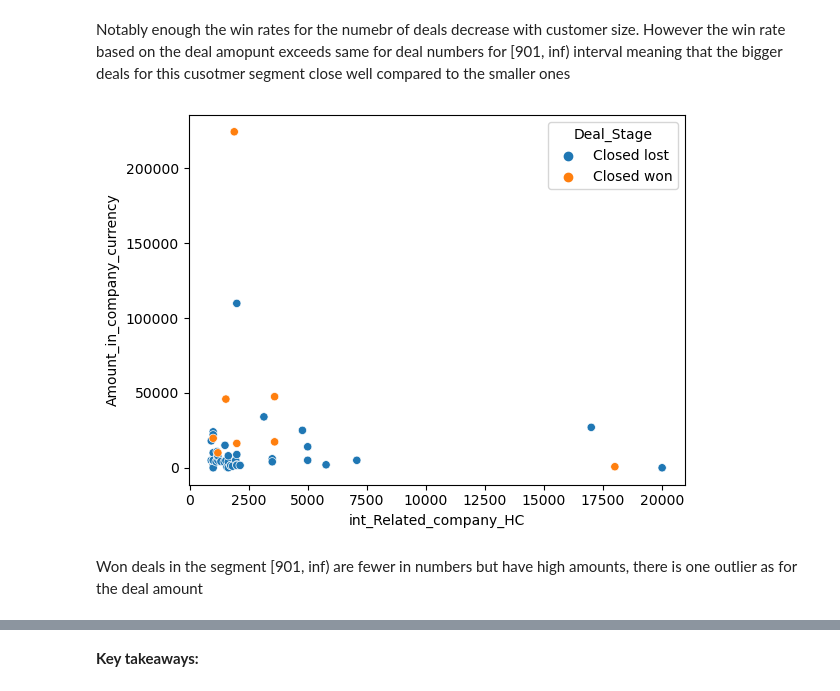
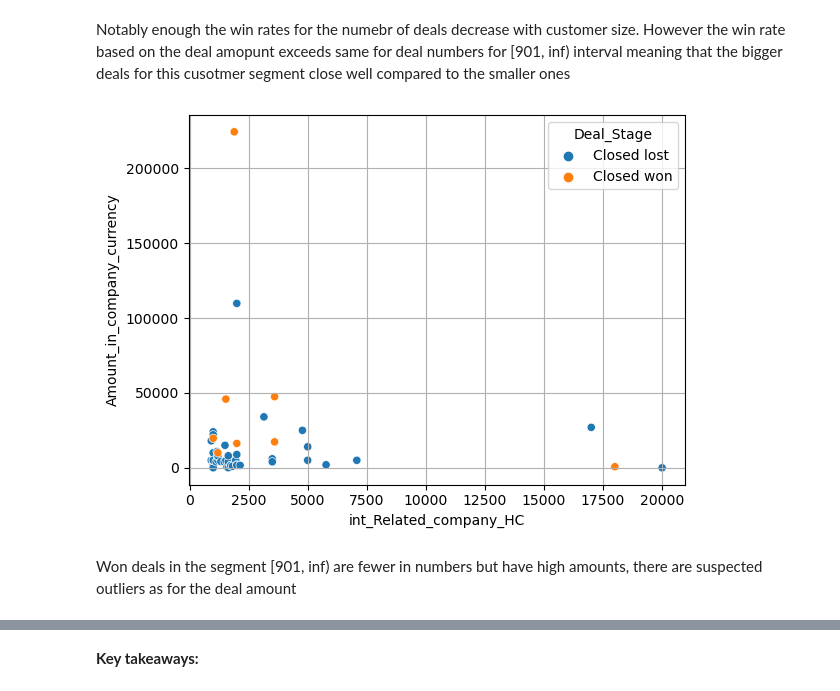
Before and after one commit to outovhush/revops-data-portfolio, a Jupyter notebook: Example notebook_Deal dataset exploration.ipynb, the cells around one changed output, grey strips where cells are left out. Drawn from its saved outputs; the diff is of its cells as text; code cells hidden in the pictures.

```diff
--- a/Example notebook_Deal dataset exploration.ipynb
+++ b/Example notebook_Deal dataset exploration.ipynb
@@ -515,16 +548,16 @@ cl_deals_gr1.style.format('{:.2f}', subset = ['Winrate_N','Winrate_Sum'])\
 Notably enough the win rates for the numebr of deals decrease with customer size. However the win rate based on the deal amopunt exceeds same for deal numbers for [901, inf) interval meaning that the bigger deals for this cusotmer segment close well compared to the smaller ones
 # %%
 #fast draw the deal situation for [901, inf) in scatter plot
-
-ax = sns.scatterplot( data = closed_deals_1st[ closed_deals_1st.int_Related_company_HC > 900 ] ,
+sns.scatterplot( data = closed_deals_1st[ closed_deals_1st.int_Related_company_HC > 900 ] ,
                   y = 'Amount_in_company_currency',
                   x = 'int_Related_company_HC',
                   hue = 'Deal_Stage'
                  )
+plt.grid()
 # %% [output]
-[figure, old version]
+[figure, new version]
 # %% [markdown]
-Won deals in the segment [901, inf) are fewer in numbers but have high amounts, there is one outlier as for the deal amount
+Won deals in the segment [901, inf) are fewer in numbers but have high amounts, there are suspected outliers as for the deal amount
 # %%
 #get basic stats for Close rates per indusrty
 
```
Also changed, not shown: parts of 24 cells of this notebook.
